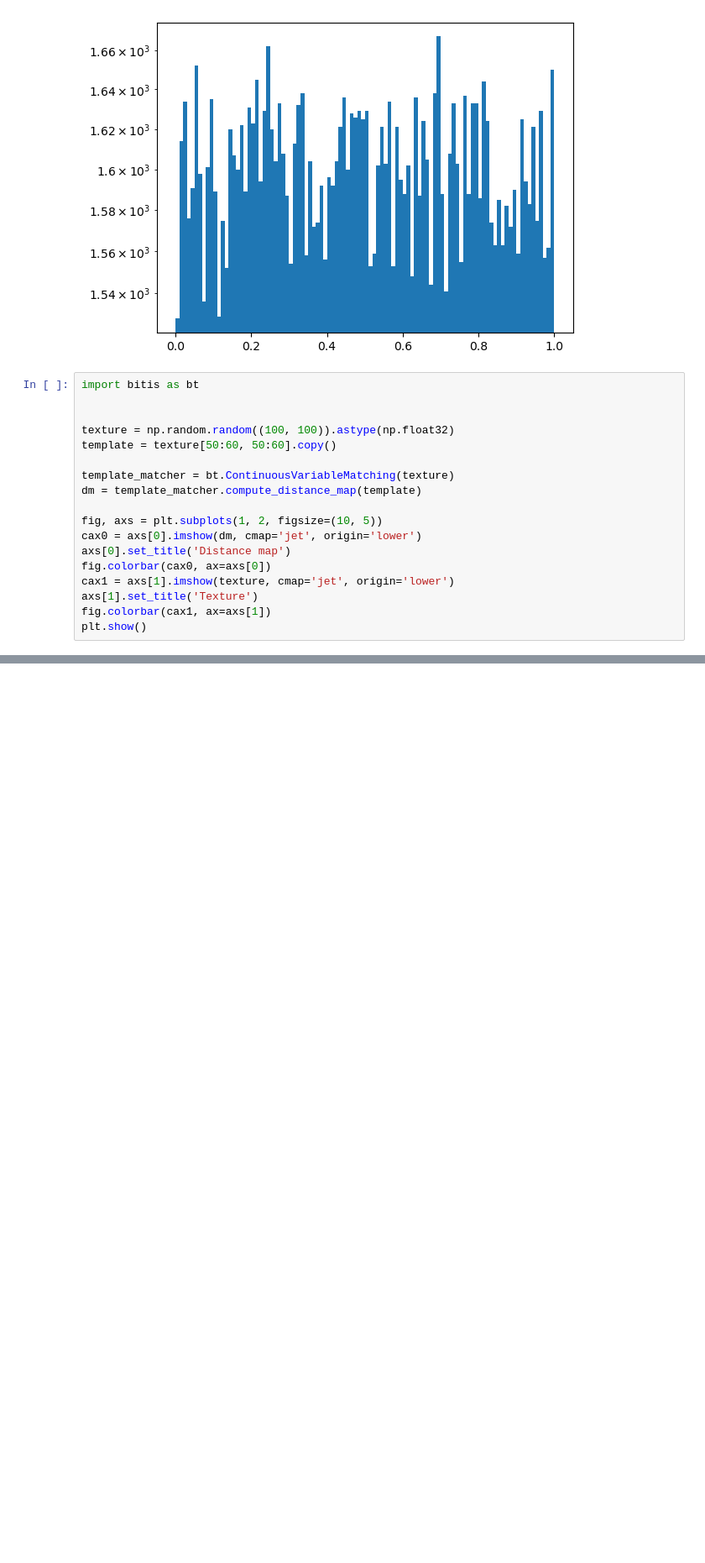
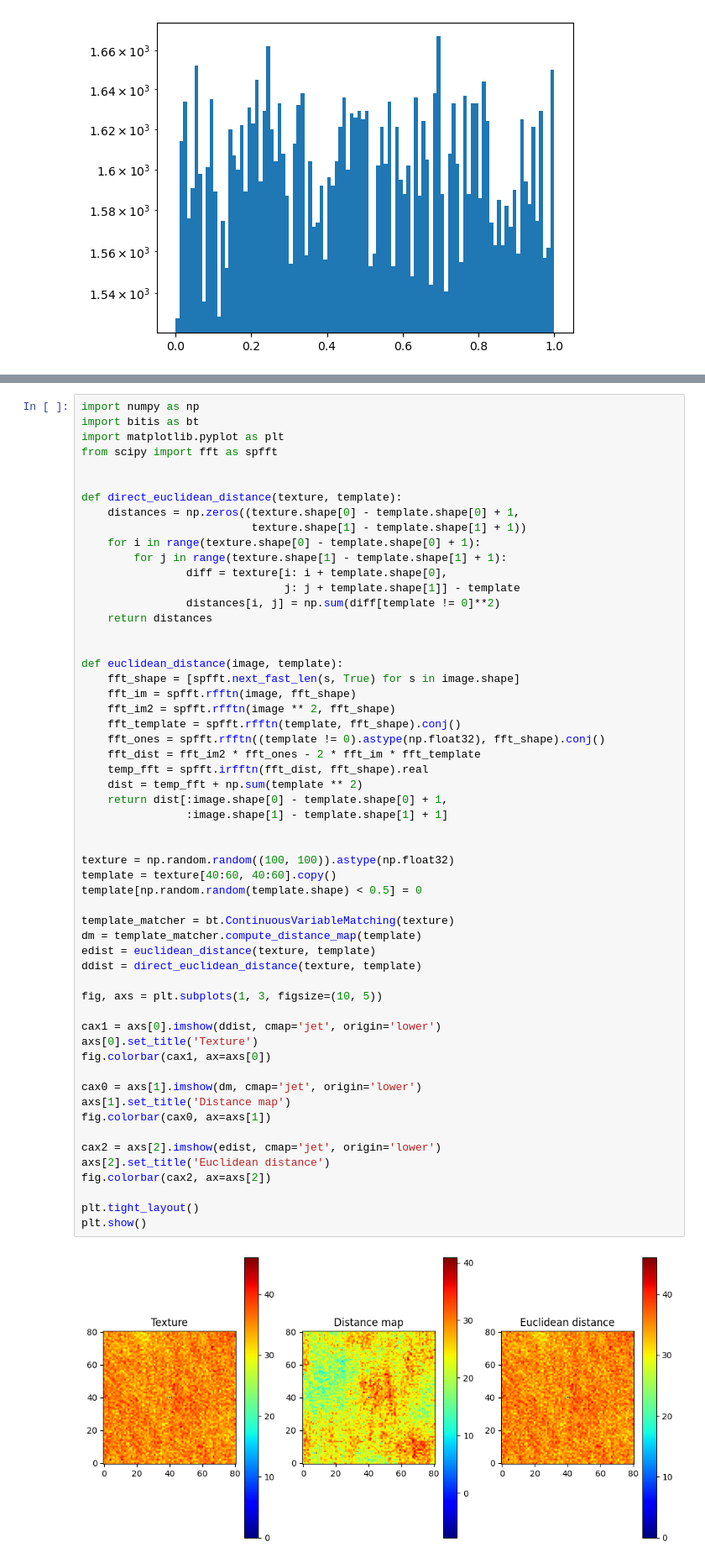
Before and after one commit to TiNezlobinsky/BiTis, a Jupyter notebook: examples/performance.ipynb, the cells around one changed output, grey strips where cells are left out. Shown at 84% size. Drawn from its saved outputs; the diff is of its cells as text; blank space fills up the shorter version.

```diff
--- a/examples/performance.ipynb
+++ b/examples/performance.ipynb
@@ -334,21 +334,3 @@ plt.show()
 920 µs ± 23.1 µs per loop (mean ± std. dev. of 7 runs, 1,000 loops each)
 42.1 µs ± 2.17 µs per loop (mean ± std. dev. of 7 runs, 10,000 loops each)
 [figure]
-# %%
-import bitis as bt
-
-
-texture = np.random.random((100, 100)).astype(np.float32)
-template = texture[50:60, 50:60].copy()
-
-template_matcher = bt.ContinuousVariableMatching(texture)
-dm = template_matcher.compute_distance_map(template)
-
-fig, axs = plt.subplots(1, 2, figsize=(10, 5))
-cax0 = axs[0].imshow(dm, cmap='jet', origin='lower')
-axs[0].set_title('Distance map')
-fig.colorbar(cax0, ax=axs[0])
-cax1 = axs[1].imshow(texture, cmap='jet', origin='lower')
-axs[1].set_title('Texture')
-fig.colorbar(cax1, ax=axs[1])
-plt.show()
@@ -356,0 +337,58 @@ AttributeError: module 'bitis' has no attribute 'ContinuousVariableMatching'
+# %%
+import numpy as np
+import bitis as bt
+import matplotlib.pyplot as plt
+from scipy import fft as spfft
+
+
+def direct_euclidean_distance(texture, template):
+    distances = np.zeros((texture.shape[0] - template.shape[0] + 1,
+                          texture.shape[1] - template.shape[1] + 1))
+    for i in range(texture.shape[0] - template.shape[0] + 1):
+        for j in range(texture.shape[1] - template.shape[1] + 1):
+                diff = texture[i: i + template.shape[0],
+                               j: j + template.shape[1]] - template
+                distances[i, j] = np.sum(diff[template != 0]**2)
+    return distances
+
+
+def euclidean_distance(image, template):
+    fft_shape = [spfft.next_fast_len(s, True) for s in image.shape]
+    fft_im = spfft.rfftn(image, fft_shape)
+    fft_im2 = spfft.rfftn(image ** 2, fft_shape)
+    fft_template = spfft.rfftn(template, fft_shape).conj()
+    fft_ones = spfft.rfftn((template != 0).astype(np.float32), fft_shape).conj()
+    fft_dist = fft_im2 * fft_ones - 2 * fft_im * fft_template
+    temp_fft = spfft.irfftn(fft_dist, fft_shape).real
+    dist = temp_fft + np.sum(template ** 2)
+    return dist[:image.shape[0] - template.shape[0] + 1,
+                :image.shape[1] - template.shape[1] + 1]
+
+
+texture = np.random.random((100, 100)).astype(np.float32)
+template = texture[40:60, 40:60].copy()
+template[np.random.random(template.shape) < 0.5] = 0
+
+template_matcher = bt.ContinuousVariableMatching(texture)
+dm = template_matcher.compute_distance_map(template)
+edist = euclidean_distance(texture, template)
+ddist = direct_euclidean_distance(texture, template)
+
+fig, axs = plt.subplots(1, 3, figsize=(10, 5))
+
+cax1 = axs[0].imshow(ddist, cmap='jet', origin='lower')
+axs[0].set_title('Texture')
+fig.colorbar(cax1, ax=axs[0])
+
+cax0 = axs[1].imshow(dm, cmap='jet', origin='lower')
+axs[1].set_title('Distance map')
+fig.colorbar(cax0, ax=axs[1])
+
+cax2 = axs[2].imshow(edist, cmap='jet', origin='lower')
+axs[2].set_title('Euclidean distance')
+fig.colorbar(cax2, ax=axs[2])
+
+plt.tight_layout()
+plt.show()
+# %% [output]
+[figure, added]
```
Also changed, not shown: parts of 1 cell of this notebook, 6 other files.
